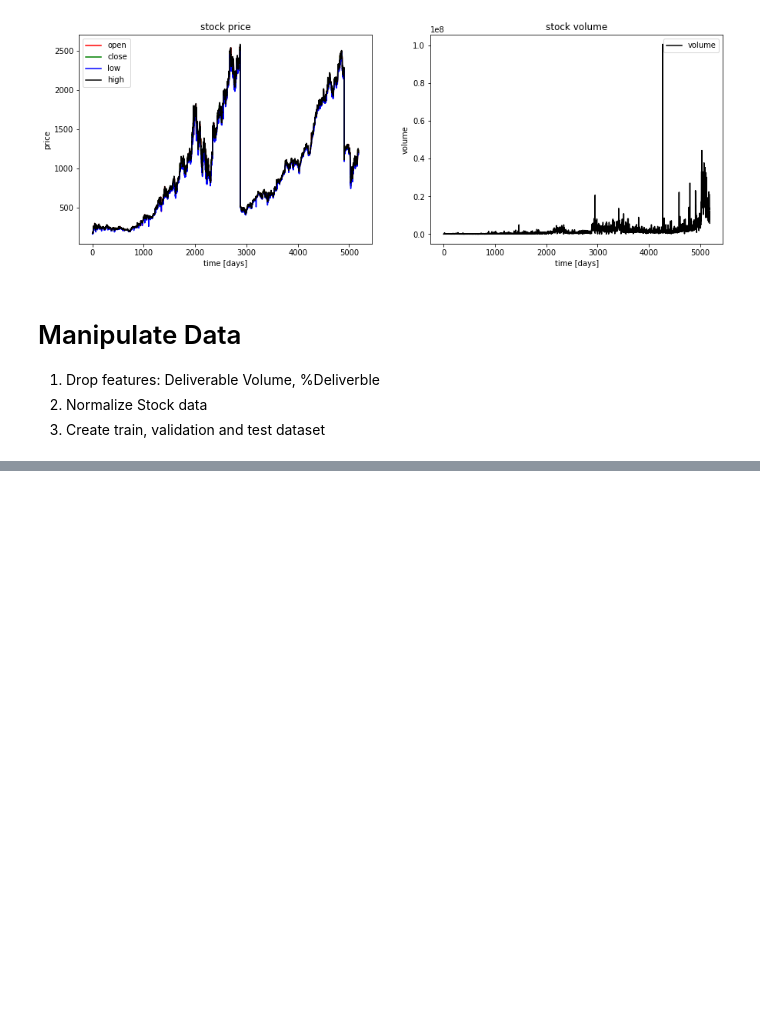
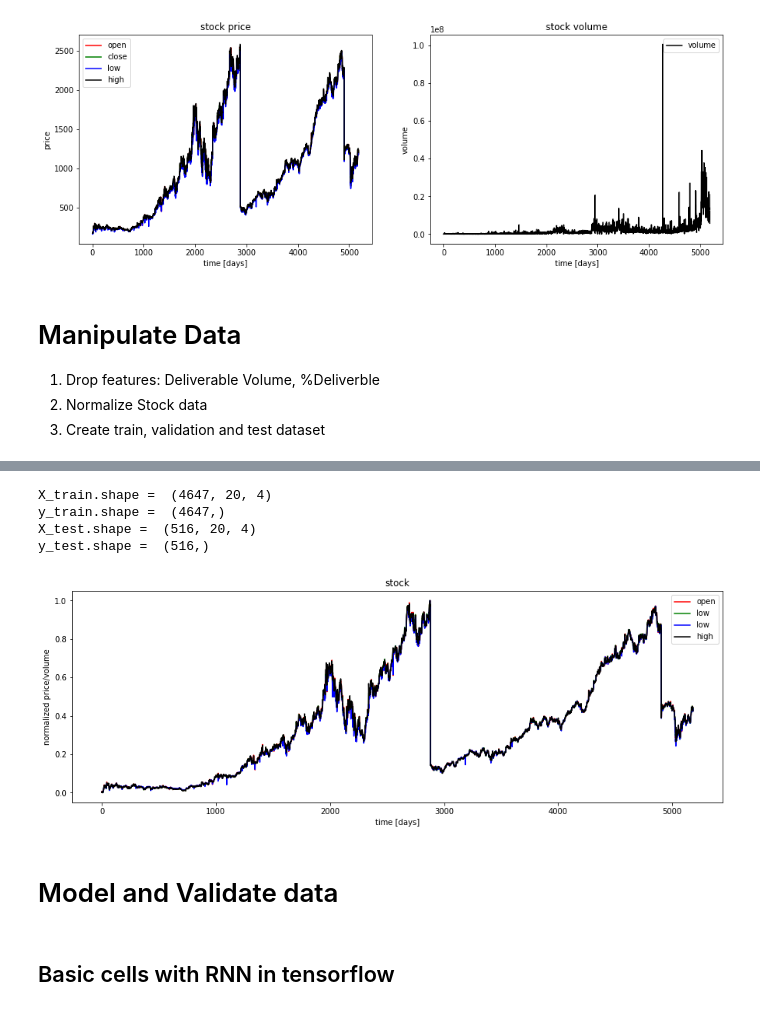
Before and after one commit to nknigam/MachineLearning, a Jupyter notebook: StockMarket.ipynb, the cells around one changed output, grey strips where cells are left out. Cells and saved outputs as stored; diff of their text form; code cells hidden in the pictures; blank space fills up the shorter version.

```diff
--- a/StockMarket.ipynb
+++ b/StockMarket.ipynb
@@ -98,14 +95,11 @@ plt.legend(loc='best');
 2.   Normalize Stock data
 3.   Create train, validation and test dataset
 # %%
-df.drop(['Symbol'],1,inplace=True)
-df.drop(['Series'],1,inplace=True)
-df.drop(['Prev Close'],1,inplace=True)
-df.drop(['Last'],1,inplace=True)
-df.drop(['Turnover'],1,inplace=True)
-df.drop(['Deliverable Volume'],1,inplace=True)
+#df.drop(['Symbol'],1,inplace=True)
+#df.drop(['Series'],1,inplace=True)
+#df.drop(['Prev Close'],1,inplace=True)
+#df.drop(['Last'],1,inplace=True)
+#df.drop(['Turnover'],1,inplace=True)
+#df.drop(['Deliverable Volume'],1,inplace=True)
 #df.drop(['Trades'],1,inplace=True)
 #df.drop(['%Deliverble'],1,inplace=True)
-
-cols =  list(df.columns.values)
-print ('df.columns.values = ', cols)
@@ -119,10 +111,10 @@ def normalize_data(df):
     df['High'] = min_max_scaler.fit_transform(df.High.values.reshape(-1,1))
     df['Low'] = min_max_scaler.fit_transform(df.Low.values.reshape(-1,1))
     df['Close'] = min_max_scaler.fit_transform(df['Close'].values.reshape(-1,1))
-    df['VWAP'] = min_max_scaler.fit_transform(df['VWAP'].values.reshape(-1,1))
+    #df['VWAP'] = min_max_scaler.fit_transform(df['VWAP'].values.reshape(-1,1))
     df['Volume'] = min_max_scaler.fit_transform(df['Volume'].values.reshape(-1,1))
-    df['Trades'] = min_max_scaler.fit_transform(df['Trades'].values.reshape(-1,1))
-    df['%Deliverble'] = min_max_scaler.fit_transform(df['%Deliverble'].values.reshape(-1,1))
+    #df['Trades'] = min_max_scaler.fit_transform(df['Trades'].values.reshape(-1,1))
+    #df['%Deliverble'] = min_max_scaler.fit_transform(df['%Deliverble'].values.reshape(-1,1))
     return df
 # %%
 def load_data(X, seq_len, train_size=0.9):
@@ -150,6 +142,8 @@ def load_data(X, seq_len, train_size=0.9):
     return x_train, y_train, x_test, y_test
 # %%
 # normalize stock
+df_stock_norm = df[['Open', 'High', 'Low', 'Close', 'Volume']].copy()
+df_stock_norm = normalize_data(df_stock_norm)
 
-df_stock_norm = df.copy()
-df_stock_norm = normalize_data(df_stock_norm)
+cols =  list(df_stock_norm.columns.values)
+print ('df.columns.values = ', cols)
@@ -187,0 +183,29 @@ print (X_train[0], y_train[0])
+# %%
+print('X_train.shape = ',X_train.shape)
+print('y_train.shape = ', y_train.shape)
+
+print('X_test.shape = ', X_test.shape)
+print('y_test.shape = ',y_test.shape)
+# %% [output]
+X_train.shape =  (4647, 20, 4)
+y_train.shape =  (4647,)
+X_test.shape =  (516, 20, 4)
+y_test.shape =  (516,)
+# %%
+plt.figure(figsize=(15, 5));
+plt.plot(df_stock_norm.Open.values, color='red', label='open')
+plt.plot(df_stock_norm.Close.values, color='green', label='low')
+plt.plot(df_stock_norm.Low.values, color='blue', label='low')
+plt.plot(df_stock_norm.High.values, color='black', label='high')
+#plt.plot(df_stock_norm.Volume.values, color='gray', label='volume')
+plt.title('stock')
+plt.xlabel('time [days]')
+plt.ylabel('normalized price/volume')
+plt.legend(loc='best')
+plt.show()
+# %% [output]
+[figure, added]
+# %% [markdown]
+# Model and Validate data
+# %% [markdown]
+## Basic cells with RNN in tensorflow
```
Also changed, not shown: parts of 12 cells of this notebook.
